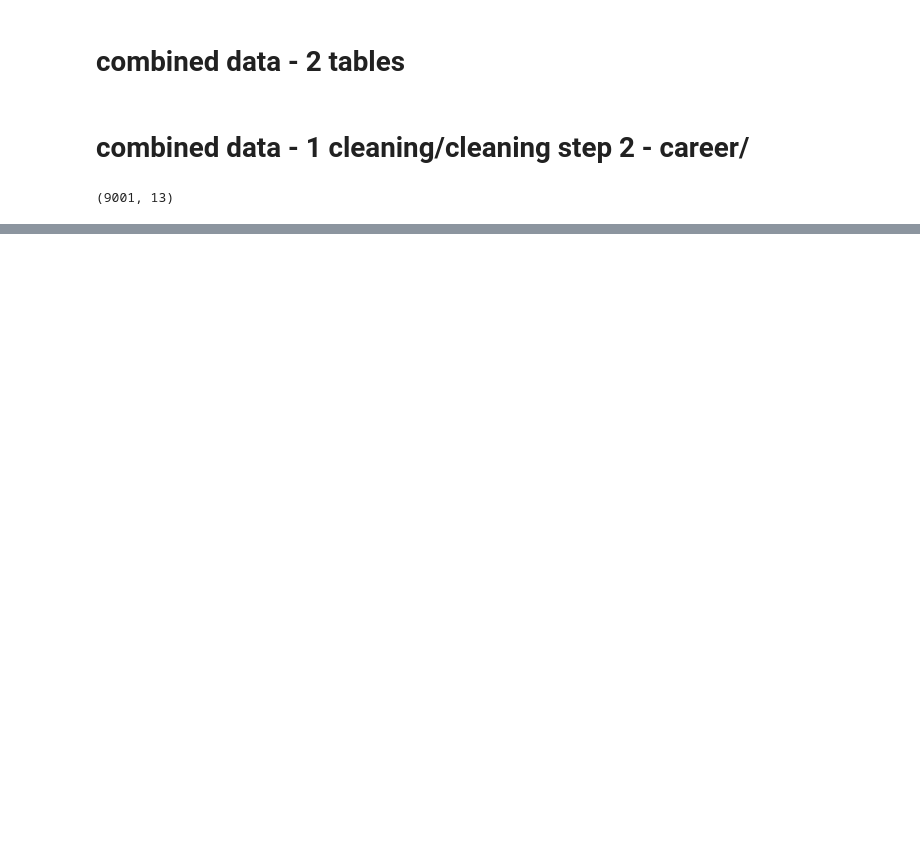
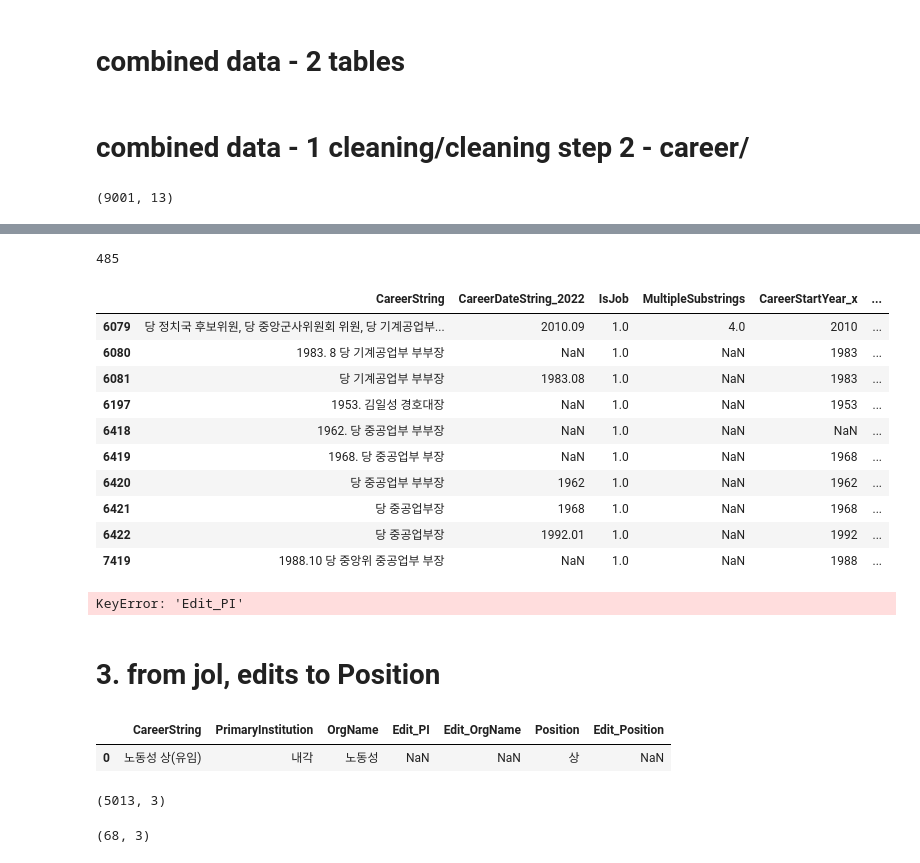
Before and after one commit to seouljake/nkelites, a Jupyter notebook: scripts/1 scripts - data cleaning and structuring/2.4.8 edit careers_preedit and create careers table.ipynb, the cells around one changed output, grey strips where cells are left out. Saved outputs shown, nothing was run; the diff lists cells and outputs as text; code cells hidden in the pictures; blank space fills up the shorter version.

```diff
--- a/scripts/1 scripts - data cleaning and structuring/2.4.8 edit careers_preedit and create careers table.ipynb
+++ b/scripts/1 scripts - data cleaning and structuring/2.4.8 edit careers_preedit and create careers table.ipynb
@@ -665,0 +142,4 @@ c4.shape
+# %%
+select_columns = ["CareerString","CareerStartYear","CareerStartMonth","OrgString","PrimaryInstitution","OrgName","Edit_PI","Edit_OrgName"]
+jolpi = jol[select_columns]
+jolpi.shape
@@ -665,0 +148,3 @@ c4.shape
+# %%
+jolpi = jolpi[~(jolpi["PrimaryInstitution"].isna() & jolpi["OrgName"].isna()) & ~(jolpi["Edit_PI"].isna() & jolpi["Edit_OrgName"].isna())]
+jolpi.shape
@@ -665,0 +172,3 @@ c4.shape
+# %%
+c2_certain = c2[~(c2["PrimaryInstitution"]=="Uncertain")]
+c2_certain.shape
@@ -665,0 +177,4 @@ c4.shape
+# %%
+select_columns = ["CareerString","OrgString","PrimaryInstitution","OrgName"]
+c3 = c2_certain.merge(jolpi,on=select_columns,how="left",indicator=True)
+c3.shape
@@ -665,0 +191,40 @@ c4.shape
+# %%
+9001 - 8516
+# %% [output]
+485
+# %%
+c3[c3["PrimaryInstitution"]=="Uncertain"].head(10)
+# %% [output]
+|  | CareerString | CareerDateString_2022 | IsJob | MultipleSubstrings | CareerStartYear_x | ... |
+| 6079 | 당 정치국 후보위원, 당 중앙군사위원회 위원, 당 기계공업부... | 2010.09 | 1.0 | 4.0 | 2010 | ... |
+| 6080 | 1983. 8 당 기계공업부 부부장 | NaN | 1.0 | NaN | 1983 | ... |
+| 6081 | 당 기계공업부 부부장 | 1983.08 | 1.0 | NaN | 1983 | ... |
+| 6197 | 1953. 김일성 경호대장 | NaN | 1.0 | NaN | 1953 | ... |
+| 6418 | 1962. 당 중공업부 부부장 | NaN | 1.0 | NaN | NaN | ... |
+| 6419 | 1968. 당 중공업부 부장 | NaN | 1.0 | NaN | 1968 | ... |
+| 6420 | 당 중공업부 부부장 | 1962 | 1.0 | NaN | 1962 | ... |
+| 6421 | 당 중공업부장 | 1968 | 1.0 | NaN | 1968 | ... |
+| 6422 | 당 중공업부장 | 1992.01 | 1.0 | NaN | 1992 | ... |
+| 7419 | 1988.10 당 중앙위 중공업부 부장 | NaN | 1.0 | NaN | 1988 | ... |
+# %%
+c3[~c3["Edit_PI"].isna()].head(10)
+# %% [output]
+KeyError: 'Edit_PI'
+# %% [markdown]
+# 3. from jol, edits to Position
+# %%
+jol.head(1)
+# %% [output]
+|  | CareerString | PrimaryInstitution | OrgName | Edit_PI | Edit_OrgName | Position | Edit_Position |
+| 0 | 노동성 상(유임) | 내각 | 노동성 | NaN | NaN | 상 | NaN |
+# %%
+select_columns = ["CareerString","Position","Edit_Position"]
+jolpos = jol[select_columns]
+jolpos.shape
+# %% [output]
+(5013, 3)
+# %%
+jolpos = jolpos[~jolpos["Edit_Position"].isna()]
+jolpos.shape
+# %% [output]
+(68, 3)
```
Also changed, not shown: parts of 131 cells of this notebook, 4 other files.
